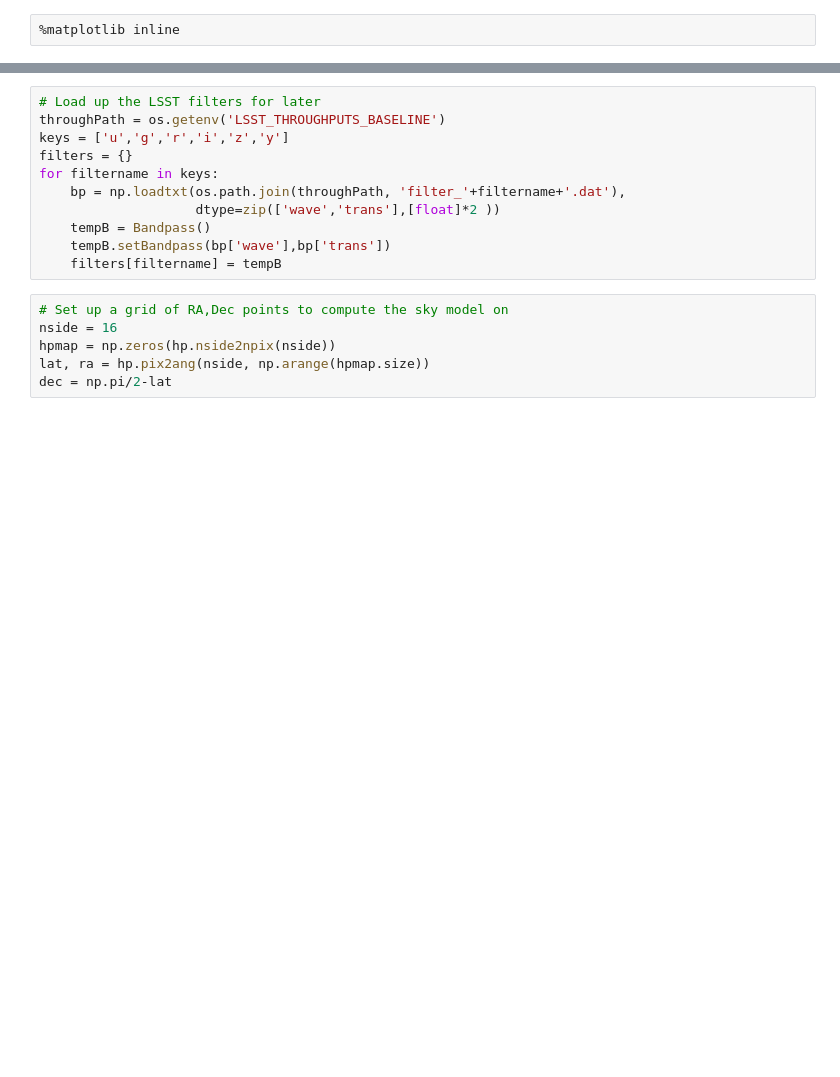
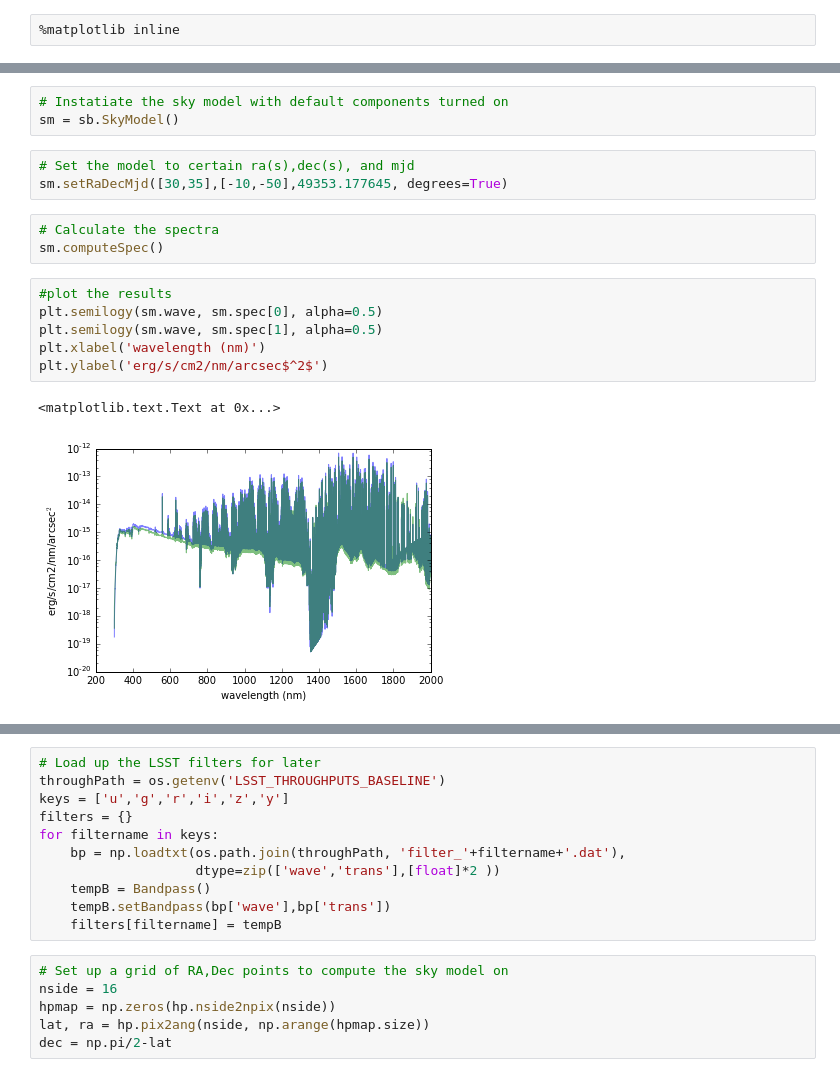
Before and after one commit to lsst-sims/legacy_sims_skybrightness, a Jupyter notebook: doc/SkybrightnessDoc.ipynb, the cells around one changed output, grey strips where cells are left out. Cells and saved outputs as stored; diff of their text form; blank space fills up the shorter version.

```diff
--- a/doc/SkybrightnessDoc.ipynb
+++ b/doc/SkybrightnessDoc.ipynb
@@ -12,0 +24,18 @@ from lsst.sims.utils import calcLmstLast
+# %%
+# Instatiate the sky model with default components turned on
+sm = sb.SkyModel()
+# %%
+# Set the model to certain ra(s),dec(s), and mjd
+sm.setRaDecMjd([30,35],[-10,-50],49353.177645, degrees=True)
+# %%
+# Calculate the spectra
+sm.computeSpec()
+# %%
+#plot the results
+plt.semilogy(sm.wave, sm.spec[0], alpha=0.5)
+plt.semilogy(sm.wave, sm.spec[1], alpha=0.5)
+plt.xlabel('wavelength (nm)')
+plt.ylabel('erg/s/cm2/nm/arcsec$^2$')
+# %% [output]
+<matplotlib.text.Text at 0x...>
+[figure, added]
```
Also changed, not shown: parts of 13 cells of this notebook.
